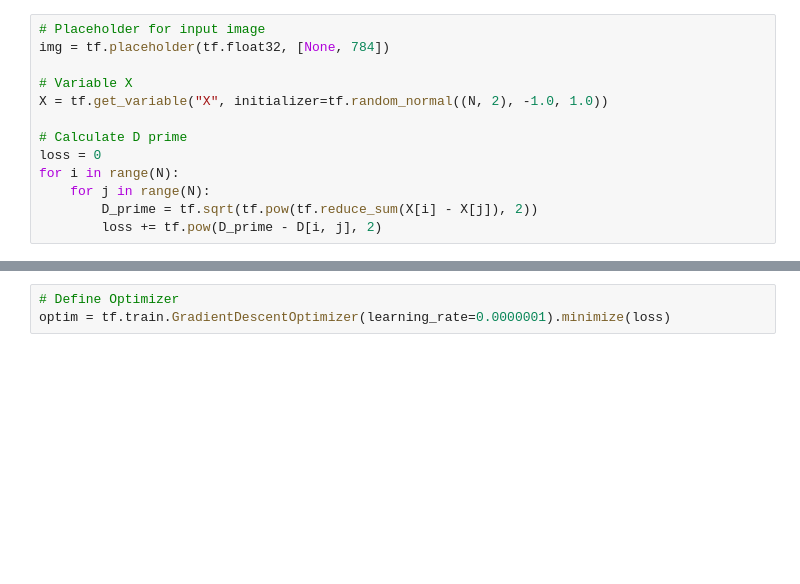
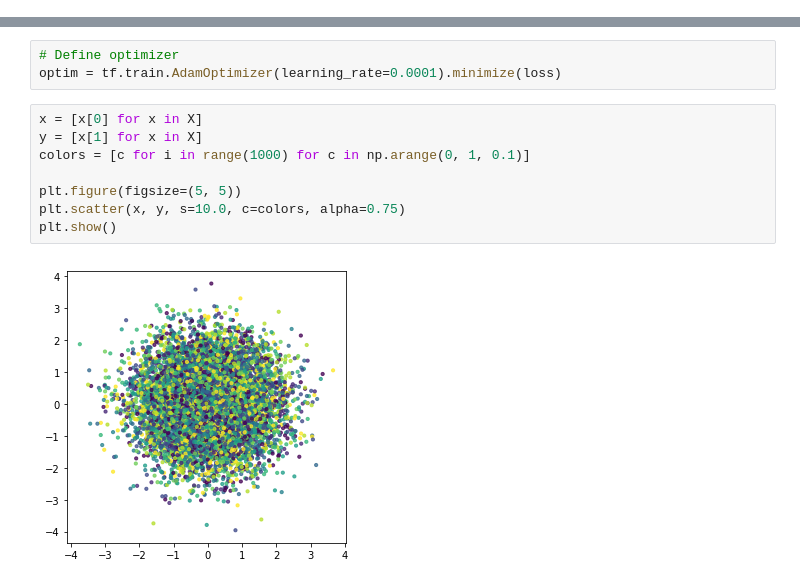
Before and after one commit to bitsauce/CSE291-I00_ML_on_3D_Data, a Jupyter notebook: homework2/1-Multidimensional_Scaling.ipynb, the cells around one changed output, grey strips where cells are left out. Drawn from its saved outputs; the diff is of its cells as text; blank space fills up the shorter version.

```diff
--- a/homework2/1-Multidimensional_Scaling.ipynb
+++ b/homework2/1-Multidimensional_Scaling.ipynb
@@ -27,13 +28,0 @@ D = distance_matrix(samples, samples)
-# %%
-# Placeholder for input image
-img = tf.placeholder(tf.float32, [None, 784])
-
-# Variable X
-X = tf.get_variable("X", initializer=tf.random_normal((N, 2), -1.0, 1.0))
-
-# Calculate D prime
-loss = 0
-for i in range(N):
-    for j in range(N):
-        D_prime = tf.sqrt(tf.pow(tf.reduce_sum(X[i] - X[j]), 2))
-        loss += tf.pow(D_prime - D[i, j], 2)
@@ -40,4 +51,14 @@ for i in range(N):
 # %%
-# Define Optimizer
-optim = tf.train.GradientDescentOptimizer(learning_rate=0.0000001).minimize(loss)
+# Define optimizer
+optim = tf.train.AdamOptimizer(learning_rate=0.0001).minimize(loss)
+# %%
+x = [x[0] for x in X]
+y = [x[1] for x in X]
+colors = [c for i in range(1000) for c in np.arange(0, 1, 0.1)]
+
+plt.figure(figsize=(5, 5))
+plt.scatter(x, y, s=10.0, c=colors, alpha=0.75)
+plt.show()
+# %% [output]
+[figure, added]
 # %%
```
Also changed, not shown: parts of 7 cells of this notebook, 13 other files.
